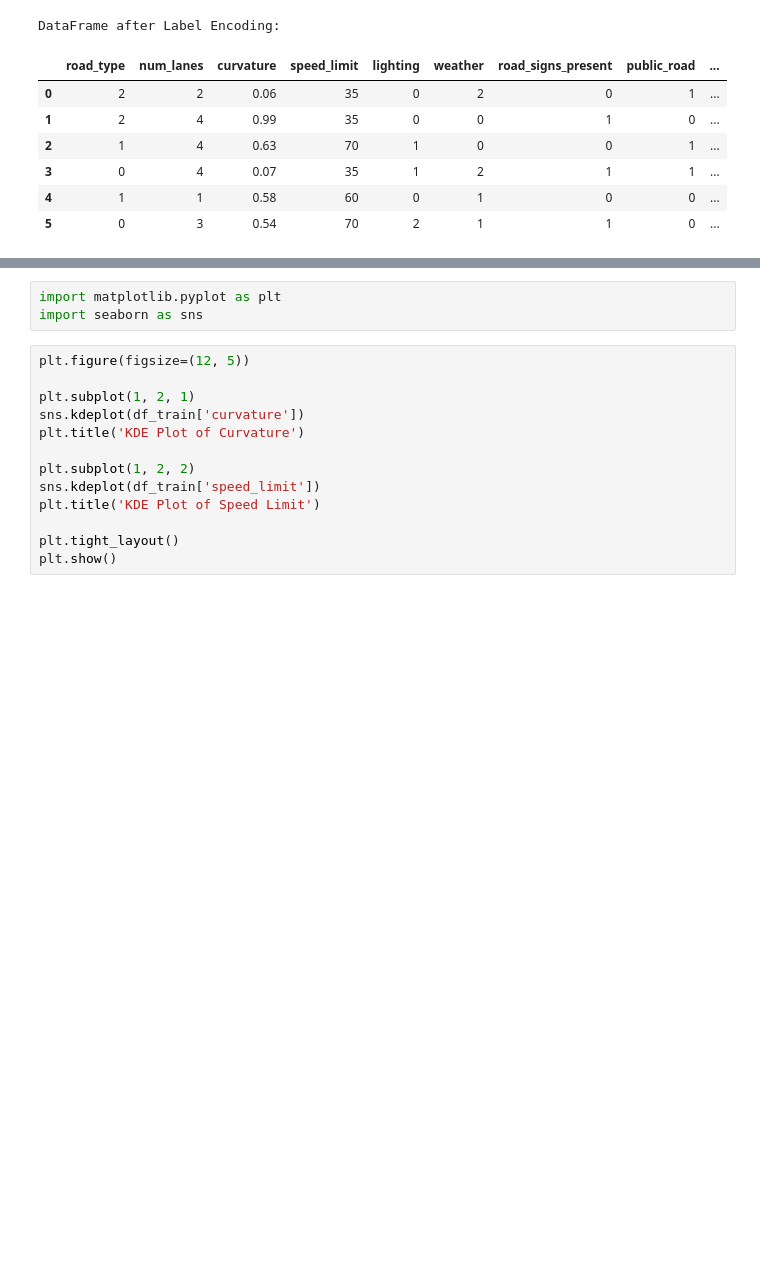
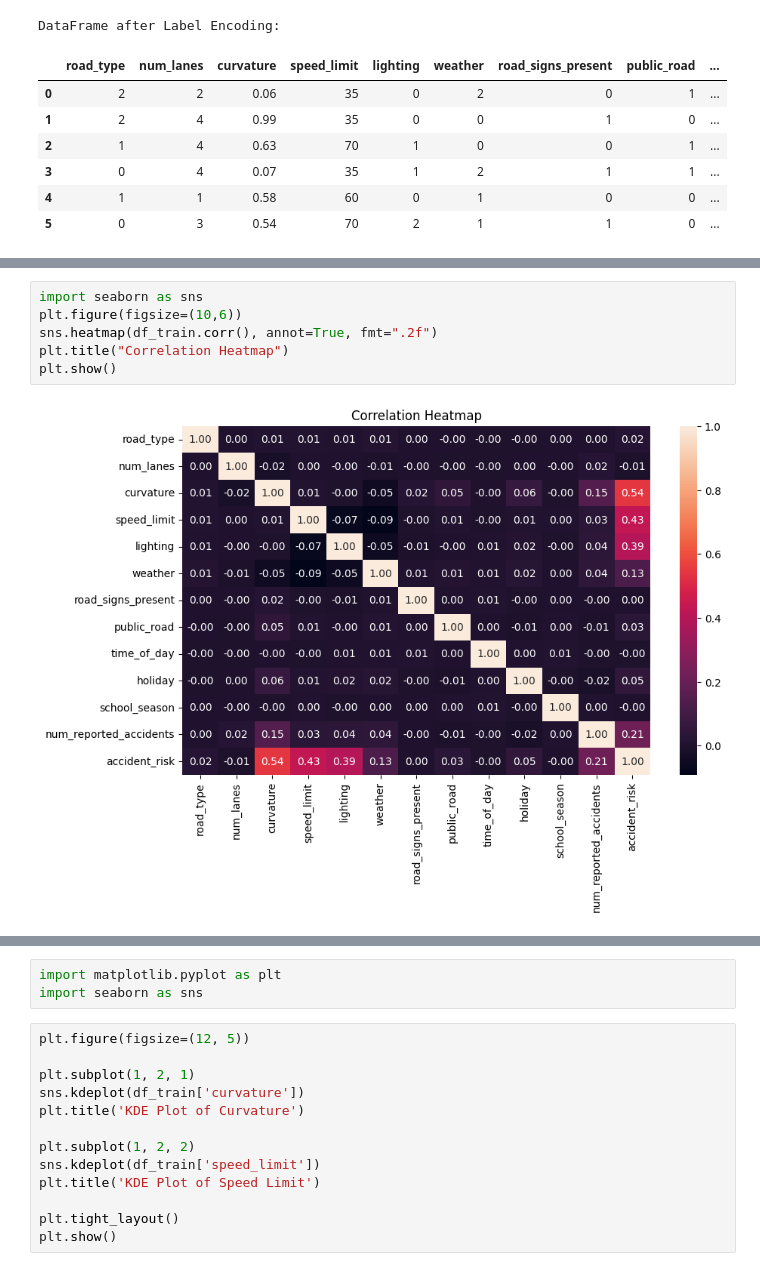
Before and after one commit to yashdeshmukh65/Road_Accident_predict, a Jupyter notebook: notebooks/road_accident_prediction.ipynb, the cells around one changed output, grey strips where cells are left out. Drawn from its saved outputs; the diff is of its cells as text; blank space fills up the shorter version.

```diff
--- a/notebooks/road_accident_prediction.ipynb
+++ b/notebooks/road_accident_prediction.ipynb
@@ -128,0 +152,8 @@ DataFrame after Label Encoding:
+# %%
+import seaborn as sns
+plt.figure(figsize=(10,6))
+sns.heatmap(df_train.corr(), annot=True, fmt=".2f")
+plt.title("Correlation Heatmap")
+plt.show()
+# %% [output]
+[figure, added]
```
Also changed, not shown: parts of 18 cells of this notebook.
